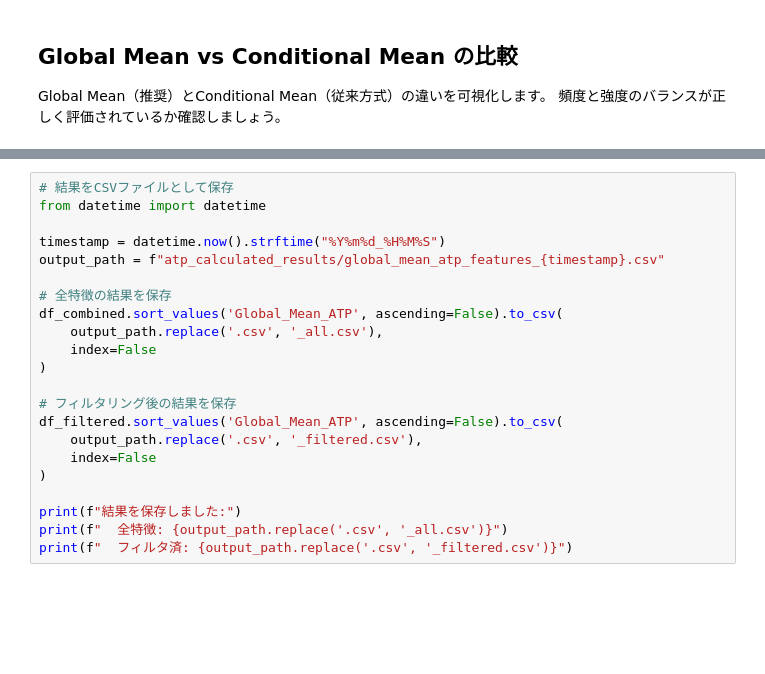
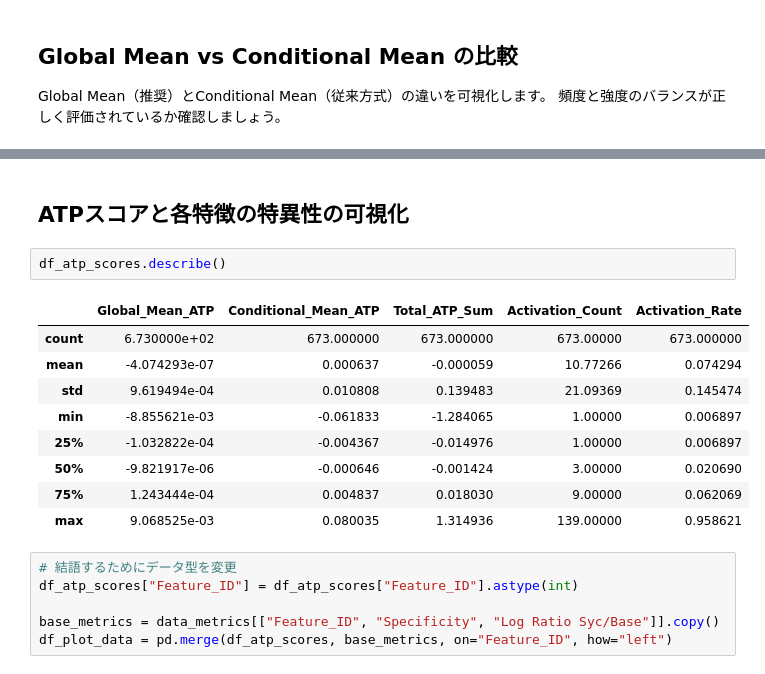
Before and after one commit to Itsuki966/sae_shap, a Jupyter notebook: attribution_patching_analysis.ipynb, the cells around one changed output, grey strips where cells are left out. Cells and saved outputs as stored; diff of their text form; blank space fills up the shorter version.

```diff
--- a/attribution_patching_analysis.ipynb
+++ b/attribution_patching_analysis.ipynb
@@ -221,22 +246,20 @@ $$\text{Score}(f_i) = \frac{1}{N_{syc}} \sum_{j=1}^{N_{syc}} \text{AtP}(f_i, x_j
-# %%
-# 結果をCSVファイルとして保存
-from datetime import datetime
-
-timestamp = datetime.now().strftime("%Y%m%d_%H%M%S")
-output_path = f"atp_calculated_results/global_mean_atp_features_{timestamp}.csv"
-
-# 全特徴の結果を保存
-df_combined.sort_values('Global_Mean_ATP', ascending=False).to_csv(
-    output_path.replace('.csv', '_all.csv'),
-    index=False
-)
-
-# フィルタリング後の結果を保存
-df_filtered.sort_values('Global_Mean_ATP', ascending=False).to_csv(
-    output_path.replace('.csv', '_filtered.csv'),
-    index=False
-)
-
-print(f"結果を保存しました:")
-print(f"  全特徴: {output_path.replace('.csv', '_all.csv')}")
-print(f"  フィルタ済: {output_path.replace('.csv', '_filtered.csv')}")
+# %% [markdown]
+## ATPスコアと各特徴の特異性の可視化
+# %%
+df_atp_scores.describe()
+# %% [output]
+|  | Global_Mean_ATP | Conditional_Mean_ATP | Total_ATP_Sum | Activation_Count | Activation_Rate |
+| count | 6.730000e+02 | 673.000000 | 673.000000 | 673.00000 | 673.000000 |
+| mean | -4.074293e-07 | 0.000637 | -0.000059 | 10.77266 | 0.074294 |
+| std | 9.619494e-04 | 0.010808 | 0.139483 | 21.09369 | 0.145474 |
+| min | -8.855621e-03 | -0.061833 | -1.284065 | 1.00000 | 0.006897 |
+| 25% | -1.032822e-04 | -0.004367 | -0.014976 | 1.00000 | 0.006897 |
+| 50% | -9.821917e-06 | -0.000646 | -0.001424 | 3.00000 | 0.020690 |
+| 75% | 1.243444e-04 | 0.004837 | 0.018030 | 9.00000 | 0.062069 |
+| max | 9.068525e-03 | 0.080035 | 1.314936 | 139.00000 | 0.958621 |
+# %%
+# 結語するためにデータ型を変更
+df_atp_scores["Feature_ID"] = df_atp_scores["Feature_ID"].astype(int)
+
+base_metrics = data_metrics[["Feature_ID", "Specificity", "Log Ratio Syc/Base"]].copy()
+df_plot_data = pd.merge(df_atp_scores, base_metrics, on="Feature_ID", how="left")
```
Also changed, not shown: parts of 12 cells of this notebook.
